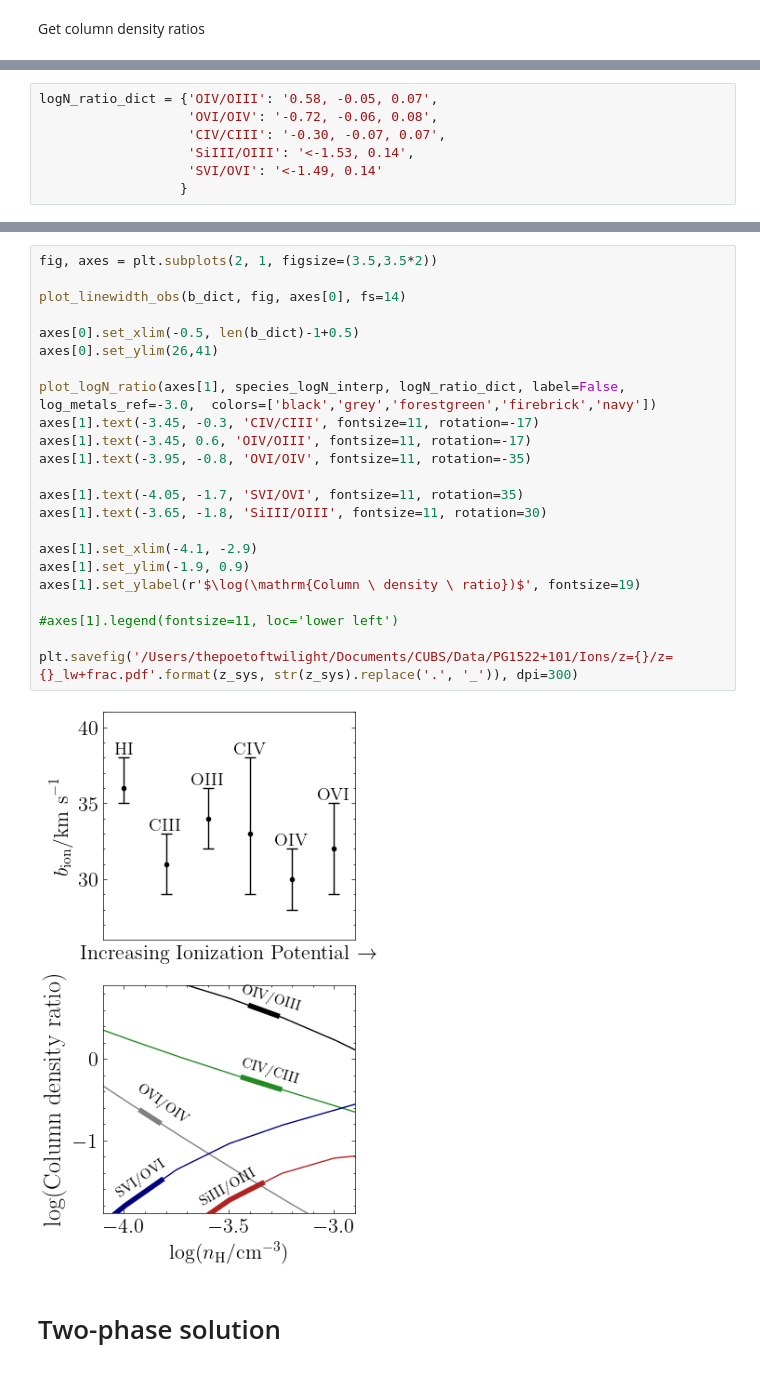
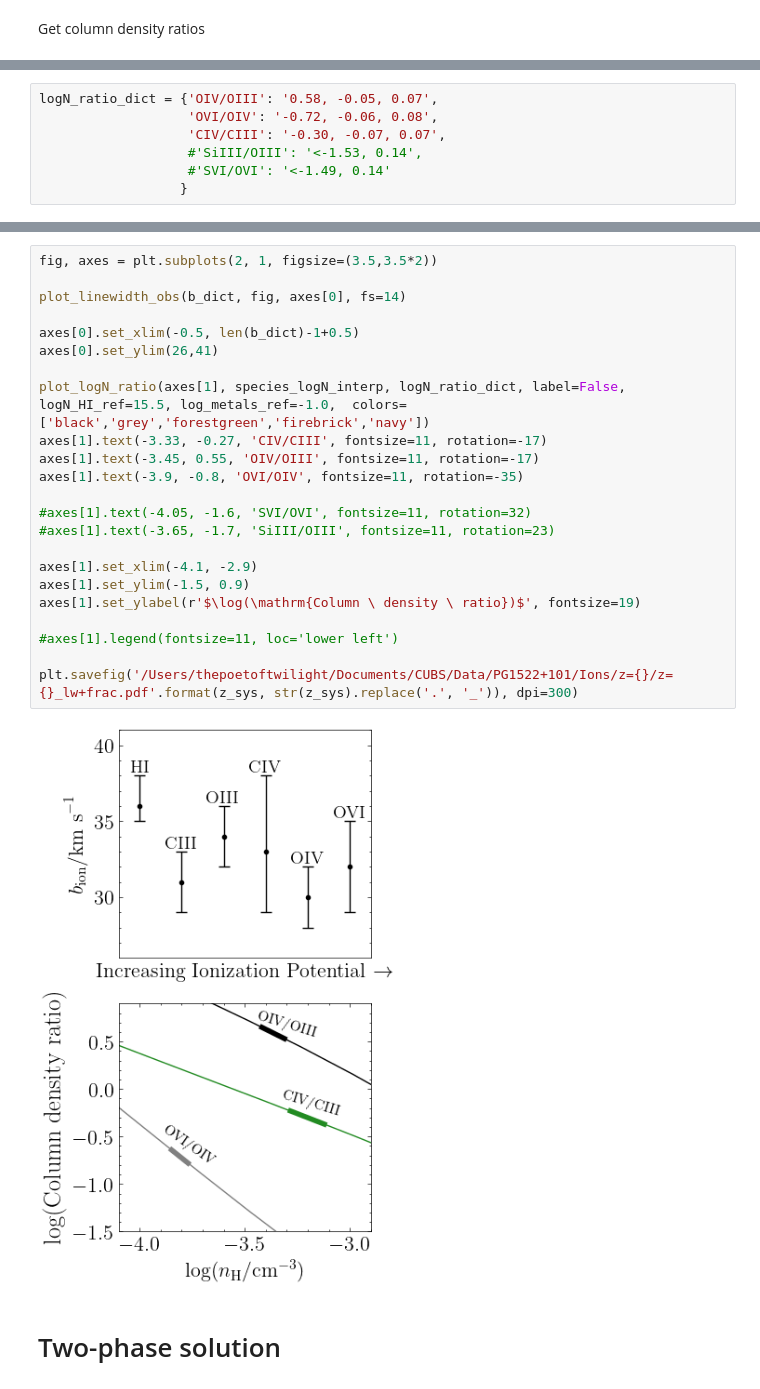
Before and after one commit to suyashk12/cgm_science, a Jupyter notebook: cloudy_fit/z=0.67_PIE_fit.ipynb, the cells around one changed output, grey strips where cells are left out. Drawn from its saved outputs; the diff is of its cells as text.

```diff
--- a/cloudy_fit/z=0.67_PIE_fit.ipynb
+++ b/cloudy_fit/z=0.67_PIE_fit.ipynb
@@ -143,8 +143,8 @@ gen_logN_ratio_str(logN_dict['SVI'], logN_dict['CIII'])
 logN_ratio_dict = {'OIV/OIII': '0.58, -0.05, 0.07',
                    'OVI/OIV': '-0.72, -0.06, 0.08',
                    'CIV/CIII': '-0.30, -0.07, 0.07',
-                   'SiIII/OIII': '<-1.53, 0.14',
-                   'SVI/OVI': '<-1.49, 0.14'
+                   #'SiIII/OIII': '<-1.53, 0.14',
+                   #'SVI/OVI': '<-1.49, 0.14'
                   }
 # %%
 fig, ax = plt.subplots(1, figsize=(4,4))
@@ -165,28 +165,28 @@ ax.set_ylim(-1.9, 0.9)
 # %%
 fig, axes = plt.subplots(2, 1, figsize=(3.5,3.5*2))
 
 plot_linewidth_obs(b_dict, fig, axes[0], fs=14)
 
 axes[0].set_xlim(-0.5, len(b_dict)-1+0.5)
 axes[0].set_ylim(26,41)
 
-plot_logN_ratio(axes[1], species_logN_interp, logN_ratio_dict, label=False, log_metals_ref=-3.0,  colors=['black','grey','forestgreen','firebrick','navy'])
-axes[1].text(-3.45, -0.3, 'CIV/CIII', fontsize=11, rotation=-17)
-axes[1].text(-3.45, 0.6, 'OIV/OIII', fontsize=11, rotation=-17)
-axes[1].text(-3.95, -0.8, 'OVI/OIV', fontsize=11, rotation=-35)
+plot_logN_ratio(axes[1], species_logN_interp, logN_ratio_dict, label=False, logN_HI_ref=15.5, log_metals_ref=-1.0,  colors=['black','grey','forestgreen','firebrick','navy'])
+axes[1].text(-3.33, -0.27, 'CIV/CIII', fontsize=11, rotation=-17)
+axes[1].text(-3.45, 0.55, 'OIV/OIII', fontsize=11, rotation=-17)
+axes[1].text(-3.9, -0.8, 'OVI/OIV', fontsize=11, rotation=-35)
 
-axes[1].text(-4.05, -1.7, 'SVI/OVI', fontsize=11, rotation=35)
-axes[1].text(-3.65, -1.8, 'SiIII/OIII', fontsize=11, rotation=30)
+#axes[1].text(-4.05, -1.6, 'SVI/OVI', fontsize=11, rotation=32)
+#axes[1].text(-3.65, -1.7, 'SiIII/OIII', fontsize=11, rotation=23)
 
 axes[1].set_xlim(-4.1, -2.9)
-axes[1].set_ylim(-1.9, 0.9)
+axes[1].set_ylim(-1.5, 0.9)
 axes[1].set_ylabel(r'$\log(\mathrm{Column \ density \ ratio})$', fontsize=19)
 
 #axes[1].legend(fontsize=11, loc='lower left')
 
 plt.savefig('/Users/thepoetoftwilight/Documents/CUBS/Data/PG1522+101/Ions/z={}/z={}_lw+frac.pdf'.format(z_sys, str(z_sys).replace('.', '_')), dpi=300)
 # %% [output]
-[figure, old version]
+[figure, new version]
 # %% [markdown]
 # Two-phase solution
 # %%
```
Also changed, not shown: parts of 3 cells of this notebook, 7 other files.
